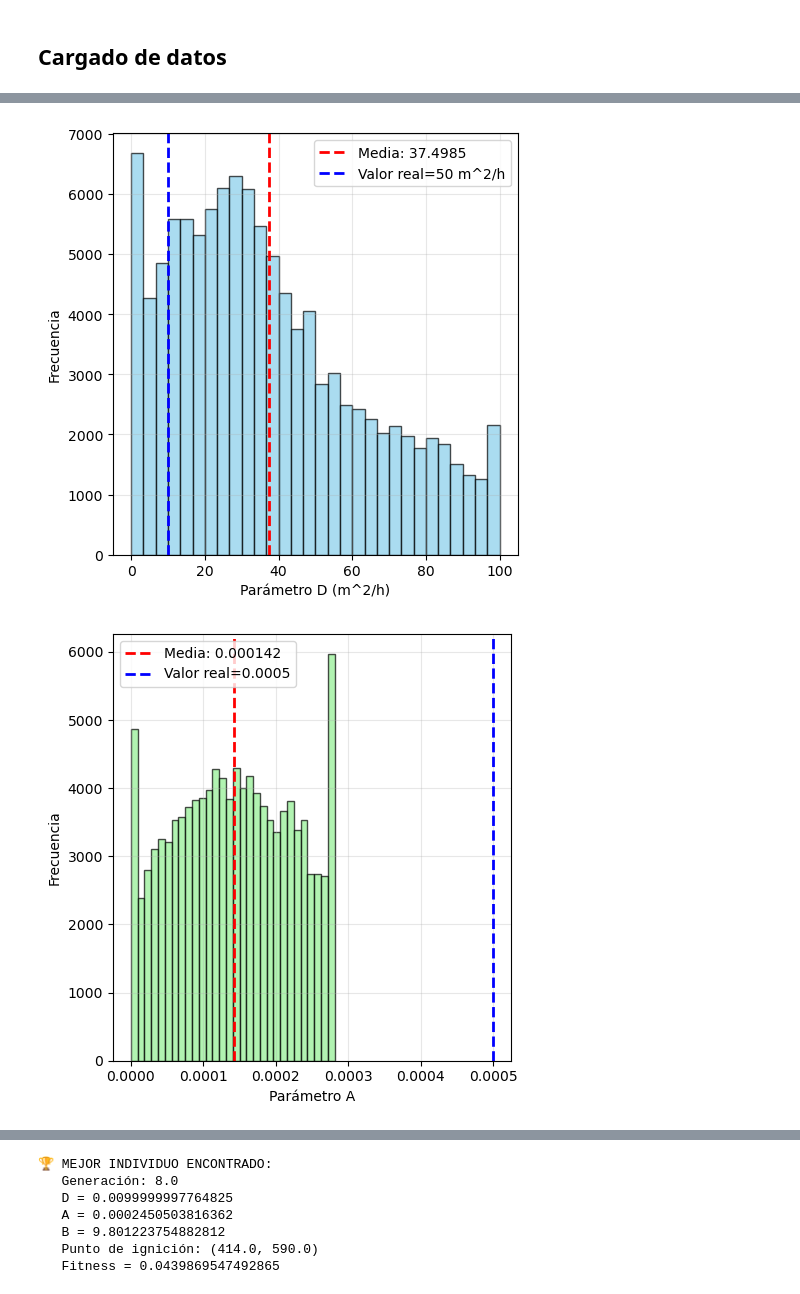
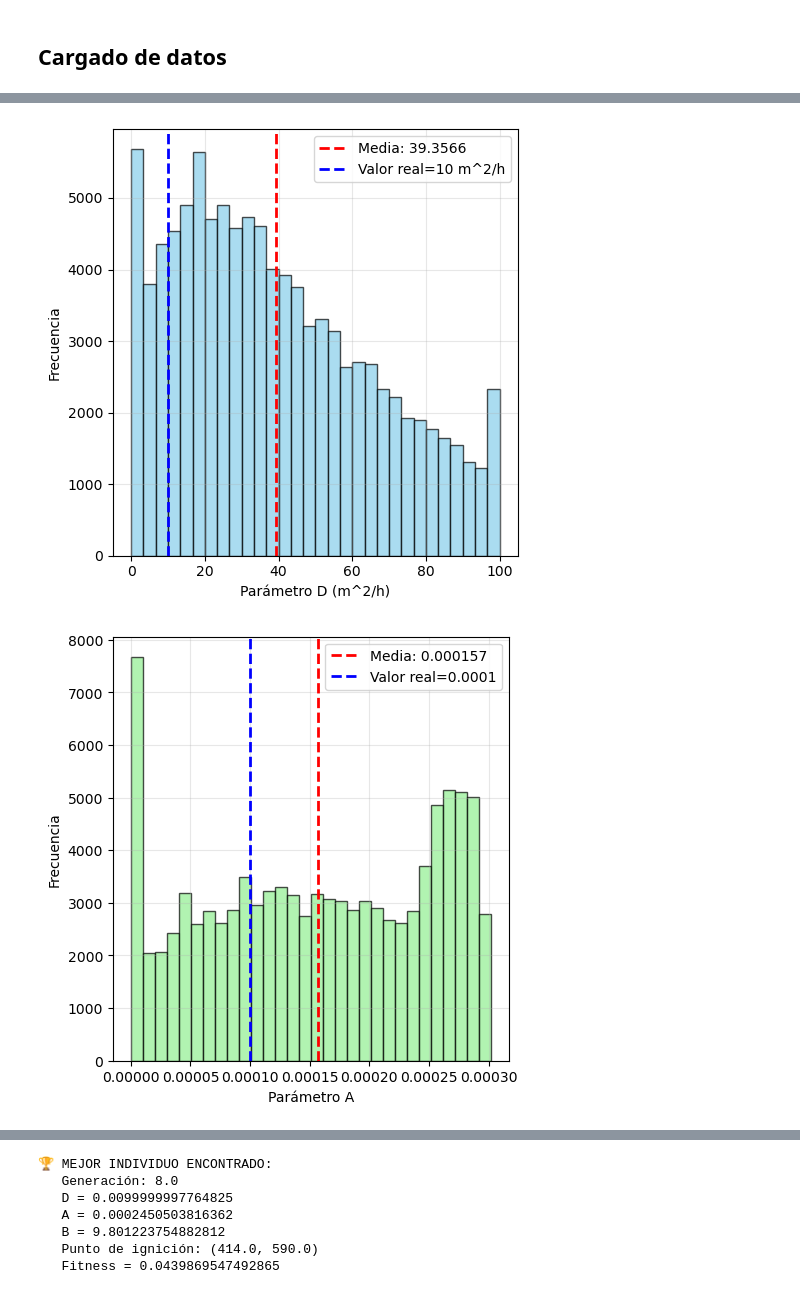
Before and after one commit to Maestria-Incendios-Forestales-2024-2025/Incendios-Genetico-PINNs, a Jupyter notebook: Genetico/resultados_genetico_genetico.ipynb, the cells around one changed output, grey strips where cells are left out. Saved outputs shown, nothing was run; the diff lists cells and outputs as text; code cells hidden in the pictures.

```diff
--- a/Genetico/resultados_genetico_genetico.ipynb
+++ b/Genetico/resultados_genetico_genetico.ipynb
@@ -7,11 +7,11 @@ from matplotlib.ticker import MaxNLocator
 # %% [markdown]
 ## Cargado de datos
 # %%
-task_ids = ['task_1814987']
+task_ids = ['task_1816022']
 todos_los_datos = []
 
 for task_id in task_ids:
-    for generacion in range(1, 12):
+    for generacion in range(1, 11):
         ruta_archivo = f'resultados/{task_id}/resultados_generacion_{generacion}.csv'
         if os.path.exists(ruta_archivo):
             datos = pd.read_csv(ruta_archivo)
@@ -59,7 +59,7 @@ plt.tight_layout()
 fig, ax = plt.subplots(figsize=(5, 5))
 plt.hist(df_total['D'], bins=30, color='skyblue', alpha=0.7, edgecolor='black')
 plt.axvline(df_total['D'].mean(), color='red', linestyle='--', linewidth=2, label=f'Media: {df_total["D"].mean():.4f}')
-plt.axvline(10, color='blue', linestyle='--', linewidth=2, label=f'Valor real={50} m^2/h')
+plt.axvline(10, color='blue', linestyle='--', linewidth=2, label=f'Valor real={10} m^2/h')
 ax.set_xlabel('Parámetro D (m^2/h)')
 ax.set_ylabel('Frecuencia')
 plt.legend()
@@ -71,7 +71,7 @@ plt.tight_layout()
 fig, ax = plt.subplots(figsize=(5, 5))
 plt.hist(df_total['A'], bins=30, color='lightgreen', alpha=0.7, edgecolor='black')
 plt.axvline(df_total['A'].mean(), color='red', linestyle='--', linewidth=2, label=f'Media: {df_total["A"].mean():.6f}')
-plt.axvline(5e-4, color='blue', linestyle='--', linewidth=2, label=f'Valor real={5e-4}')
+plt.axvline(1e-4, color='blue', linestyle='--', linewidth=2, label=f'Valor real={1e-4}')
 ax.set_xlabel('Parámetro A')
 ax.set_ylabel('Frecuencia')
 plt.legend()
@@ -125,2 +125,2 @@ plt.tight_layout()
-[figure, old version]
+[figure, new version]
-[figure, old version]
+[figure, new version]
```
Also changed, not shown: parts of 2 cells of this notebook, 3 other files.
